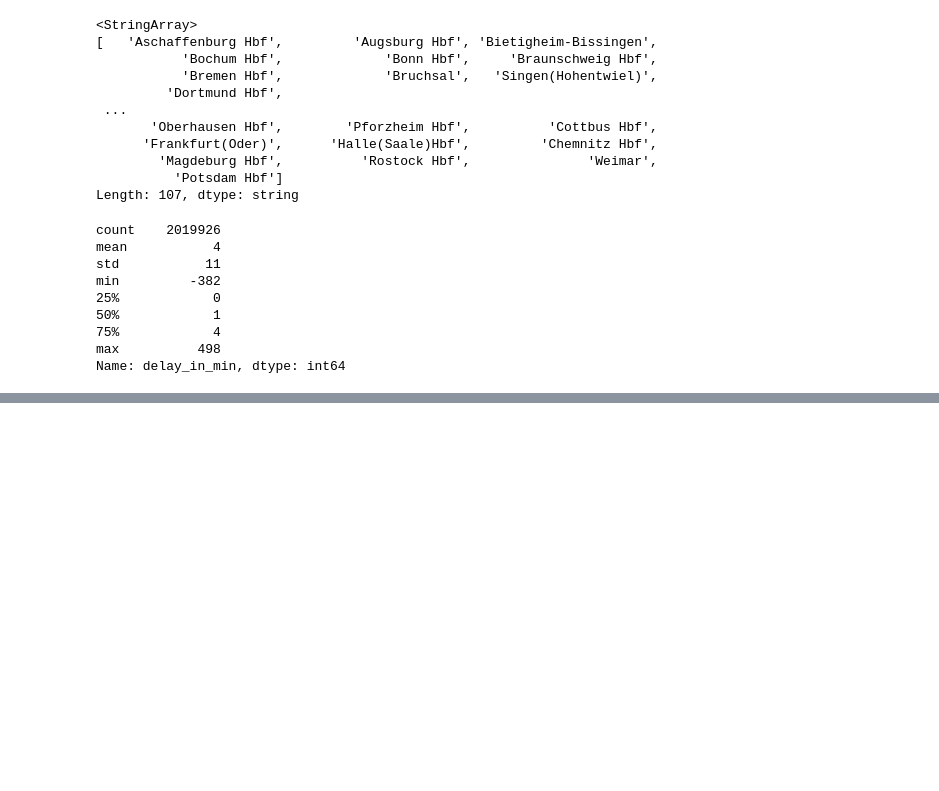
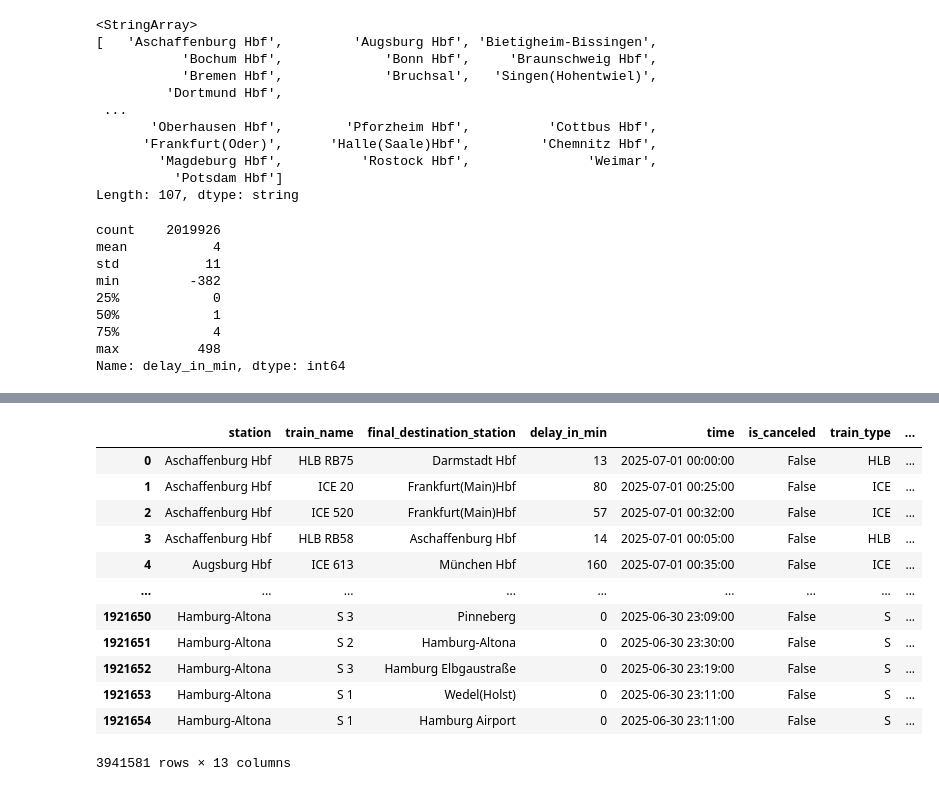
Before and after one commit to TebasMartinez/DA-Deutsche-Bahn-delays, a Jupyter notebook: Exploring data structure.ipynb, the cells around one changed output, grey strips where cells are left out. Drawn from its saved outputs; the diff is of its cells as text; code cells hidden in the pictures; blank space fills up the shorter version.

```diff
--- a/Exploring data structure.ipynb
+++ b/Exploring data structure.ipynb
@@ -1,7 +1,7 @@
 # %%
 import pandas as pd
 # %%
-df = pd.read_parquet("data-2025-07.parquet")
+df = pd.read_parquet("data/data-2025-07.parquet")
 # %%
 df
 # %% [output]
@@ -46,0 +65,16 @@ Name: delay_in_min, dtype: int64
+# %%
+pd.concat([df, df2], axis=0)
+# %% [output]
+|  | station | train_name | final_destination_station | delay_in_min | time | is_canceled | train_type | ... |
+| 0 | Aschaffenburg Hbf | HLB RB75 | Darmstadt Hbf | 13 | 2025-07-01 00:00:00 | False | HLB | ... |
+| 1 | Aschaffenburg Hbf | ICE 20 | Frankfurt(Main)Hbf | 80 | 2025-07-01 00:25:00 | False | ICE | ... |
+| 2 | Aschaffenburg Hbf | ICE 520 | Frankfurt(Main)Hbf | 57 | 2025-07-01 00:32:00 | False | ICE | ... |
+| 3 | Aschaffenburg Hbf | HLB RB58 | Aschaffenburg Hbf | 14 | 2025-07-01 00:05:00 | False | HLB | ... |
+| 4 | Augsburg Hbf | ICE 613 | München Hbf | 160 | 2025-07-01 00:35:00 | False | ICE | ... |
+| ... | ... | ... | ... | ... | ... | ... | ... | ... |
+| 1921650 | Hamburg-Altona | S 3 | Pinneberg | 0 | 2025-06-30 23:09:00 | False | S | ... |
+| 1921651 | Hamburg-Altona | S 2 | Hamburg-Altona | 0 | 2025-06-30 23:30:00 | False | S | ... |
+| 1921652 | Hamburg-Altona | S 3 | Hamburg Elbgaustraße | 0 | 2025-06-30 23:19:00 | False | S | ... |
+| 1921653 | Hamburg-Altona | S 1 | Wedel(Holst) | 0 | 2025-06-30 23:11:00 | False | S | ... |
+| 1921654 | Hamburg-Altona | S 1 | Hamburg Airport | 0 | 2025-06-30 23:11:00 | False | S | ... |
+3941581 rows × 13 columns
```
Also changed, not shown: parts of 3 cells of this notebook.
